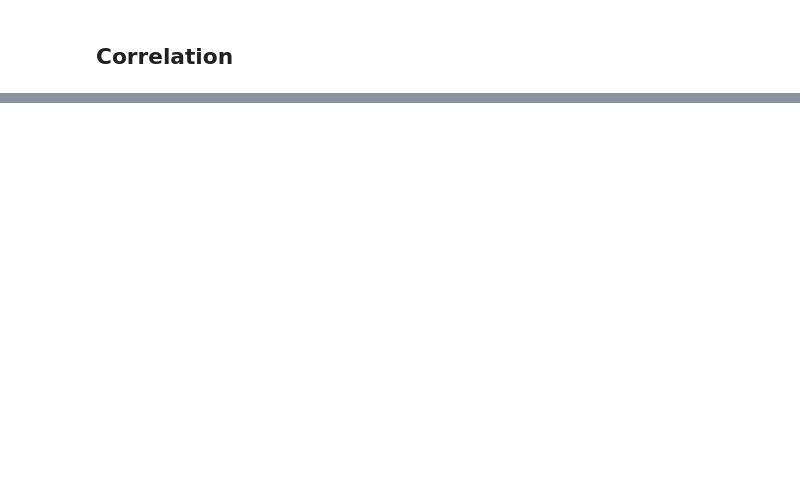
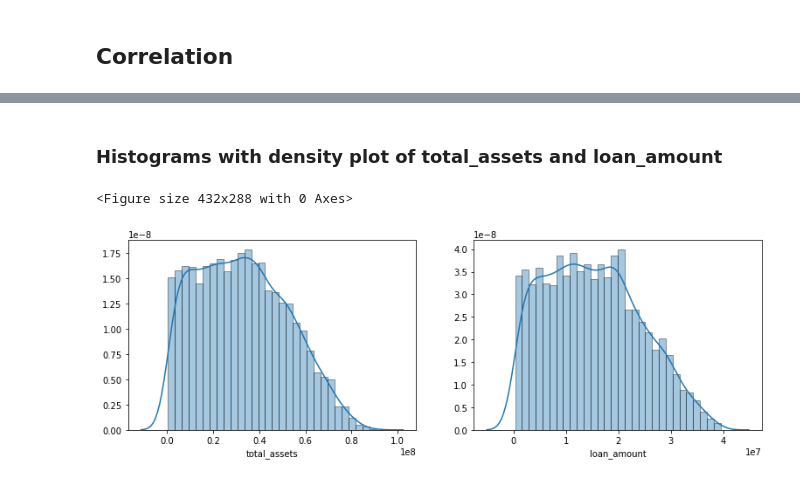
Before and after one commit to landonpadg/Team-3-Loan-Predictions, a Jupyter notebook: LoanApprovalPrediction_FinalProject.ipynb, the cells around one changed output, grey strips where cells are left out. Cells and saved outputs as stored; diff of their text form; code cells hidden in the pictures; blank space fills up the shorter version.

```diff
--- a/LoanApprovalPrediction_FinalProject.ipynb
+++ b/LoanApprovalPrediction_FinalProject.ipynb
@@ -208,0 +227,5 @@ plt.show()
+# %%
+# Combining all asset values into one variable
+loan_df['total_assets'] = loan_df['residential_assets_value'] + loan_df['commercial_assets_value'] + loan_df['luxury_assets_value'] + loan_df['bank_asset_value']
+
+loan_df['total_assets']
@@ -208,0 +245,12 @@ plt.show()
+# %% [markdown]
+### Histograms with density plot of total_assets and loan_amount
+# %%
+plt.figure()
+fig, axes = plt.subplots(1, 2, figsize=(13, 4))
+sns.distplot(a=loan_df['total_assets'], bins=30, hist_kws={"edgecolor": 'black'}, ax=axes[0])
+sns.distplot(a=loan_df['loan_amount'], bins=30, hist_kws={"edgecolor": 'black'}, ax=axes[1])
+
+plt.show()
+# %% [output]
+<Figure size 432x288 with 0 Axes>
+[figure, added]
```
Also changed, not shown: parts of 26 cells of this notebook.
